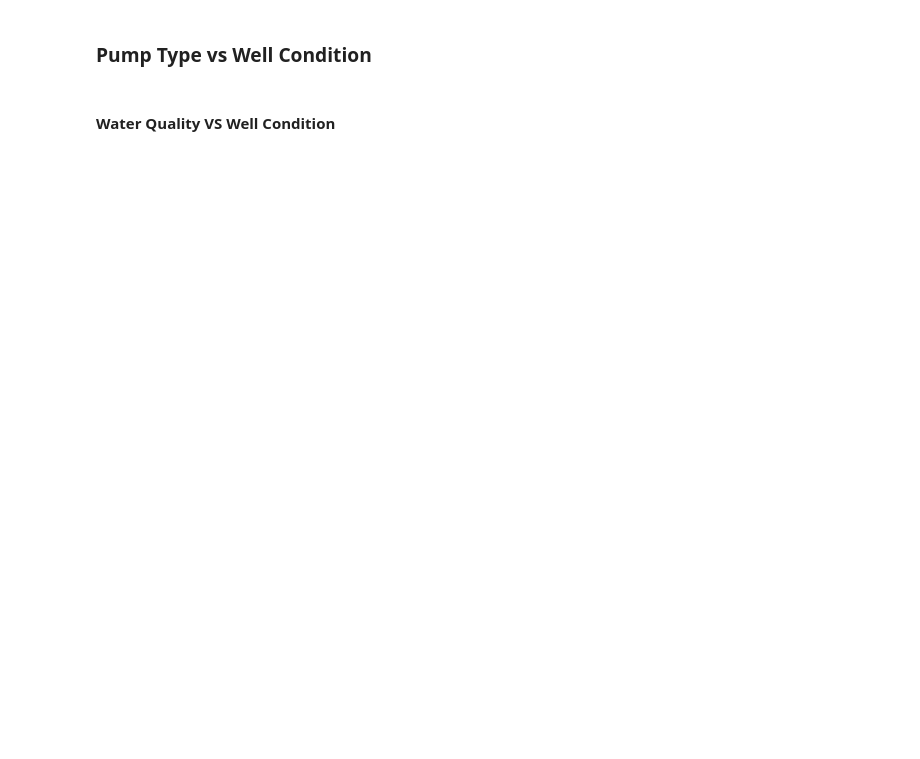
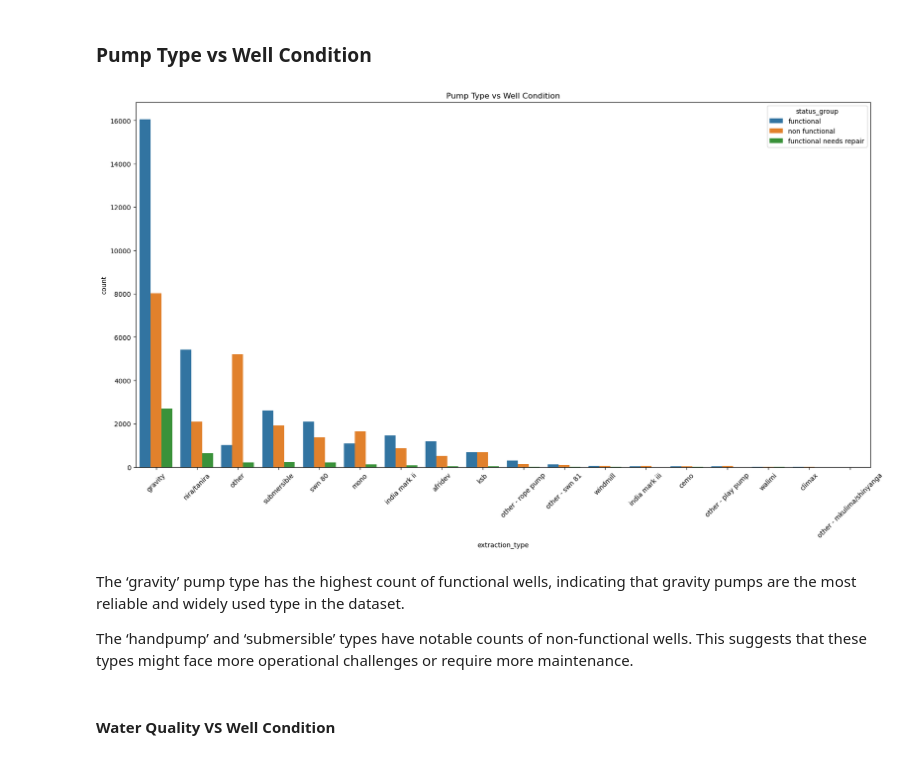
Before and after one commit to MONISH254/Tanzania_Water_Wells, a Jupyter notebook: Tanzania_Water_Wells_Notebook.ipynb, the cells around one changed output. Drawn from its saved outputs; the diff is of its cells as text; code cells hidden in the pictures; blank space fills up the shorter version.

```diff
--- a/Tanzania_Water_Wells_Notebook.ipynb
+++ b/Tanzania_Water_Wells_Notebook.ipynb
@@ -336,10 +616,22 @@ plt.show()
 # %% [markdown]
 ### Pump Type vs Well Condition
 # %%
-plt.figure(figsize=(26,12))
-sns.countplot(x='extraction_type', hue='status_group', data= train_data)
+# Calculate counts and sort them in descending order
+extraction_type_counts = train_data['extraction_type'].value_counts().sort_values(ascending=False)
+
+# Create the count plot with sorted values
+plt.figure(figsize=(20, 10))
+ax = sns.countplot(x='extraction_type', hue='status_group', data=train_data, order=extraction_type_counts.index)
+
 plt.title('Pump Type vs Well Condition')
+plt.xticks(rotation= 45 )  # Rotate x-axis labels for better readability
 plt.show()
+# %% [output]
+[figure, added]
+# %% [markdown]
+The ‘gravity’ pump type has the highest count of functional wells, indicating that gravity pumps are the most reliable and widely used type in the dataset.
+
+The ‘handpump’ and ‘submersible’ types have notable counts of non-functional wells. This suggests that these types might face more operational challenges or require more maintenance.
 # %% [markdown]
 #### Water Quality VS Well Condition
 # %%
```
Also changed, not shown: parts of 78 cells of this notebook.
